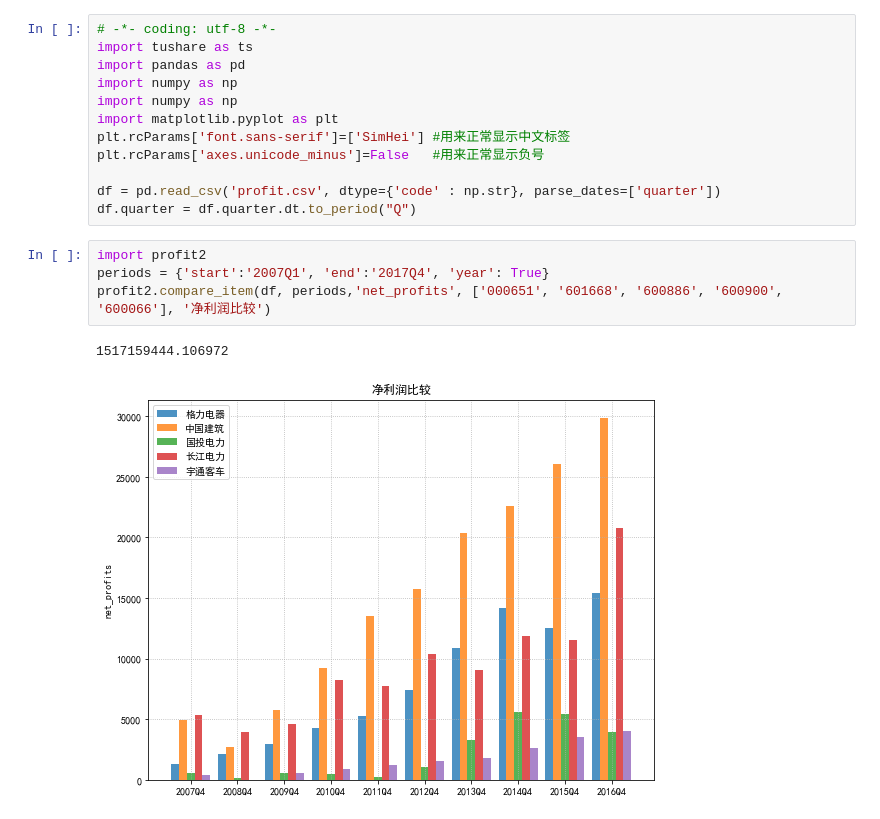
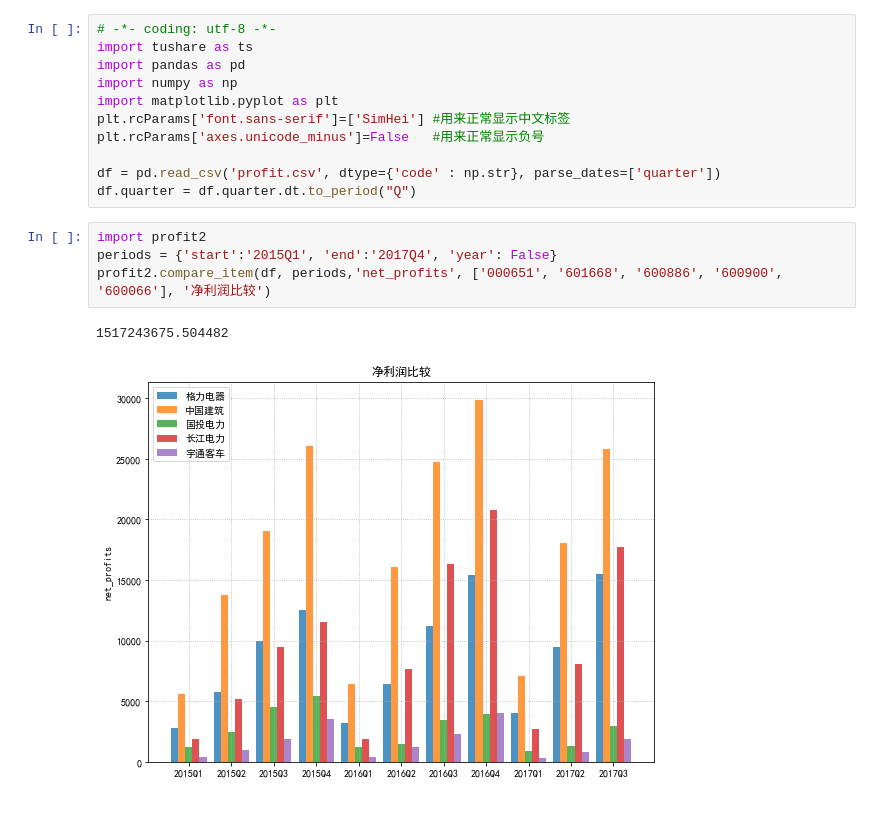
Before and after one commit to Junch/Nodejs, a Jupyter notebook: tushare/profit2.ipynb, the cells around one changed output. Cells and saved outputs as stored; diff of their text form.

```diff
--- a/tushare/profit2.ipynb
+++ b/tushare/profit2.ipynb
@@ -2,7 +2,6 @@
 # -*- coding: utf-8 -*-
 import tushare as ts
 import pandas as pd
-import numpy as np
 import numpy as np
 import matplotlib.pyplot as plt
 plt.rcParams['font.sans-serif']=['SimHei'] #用来正常显示中文标签
@@ -12,9 +11,9 @@ df = pd.read_csv('profit.csv', dtype={'code' : np.str}, parse_dates=['quarter'])
 df.quarter = df.quarter.dt.to_period("Q")
 # %%
 import profit2
-periods = {'start':'2007Q1', 'end':'2017Q4', 'year': True}
+periods = {'start':'2015Q1', 'end':'2017Q4', 'year': False}
 profit2.compare_item(df, periods,'net_profits', ['000651', '601668', '600886', '600900', '600066'], '净利润比较')
 # %% [output]
-1517159444.106972
+1517243675.504482
-[figure, old version]
+[figure, new version]
 # %%
```
Also changed, not shown: parts of 1 cell of this notebook, 4 other files.
